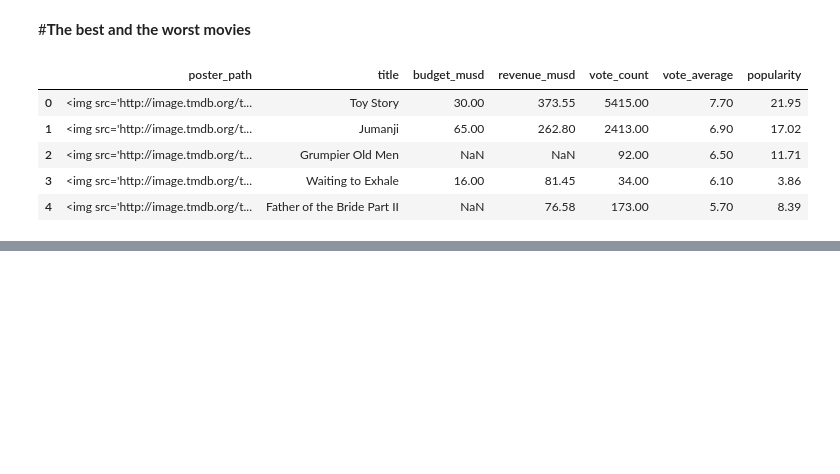
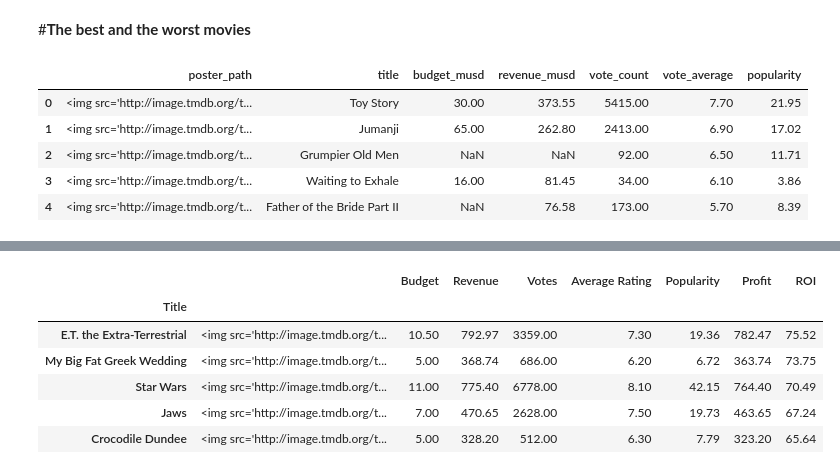
Before and after one commit to MANISH-KUMAR-CODES/Explanatory-Data-Analysis-Data-Presentation-on-Movies-Dataset, a Jupyter notebook: Explanatory_Data_Analysis_&_Data_Presentation_on_Movies_Dataset.ipynb, the cells around one changed output, grey strips where cells are left out. Cells and saved outputs as stored; diff of their text form; code cells hidden in the pictures; blank space fills up the shorter version.

```diff
--- a/Explanatory_Data_Analysis_&_Data_Presentation_on_Movies_Dataset.ipynb
+++ b/Explanatory_Data_Analysis_&_Data_Presentation_on_Movies_Dataset.ipynb
@@ -118,0 +177,11 @@ df_best.head()
+# %%
+# Sorting on basis of budget
+df_best.loc[df_best.Budget >= 5].sort_values(by = "ROI", ascending = False).head(5)
+# %% [output]
+|  |  | Budget | Revenue | Votes | Average Rating | Popularity | Profit | ROI |
+| Title |  |  |  |  |  |  |  |  |
+| E.T. the Extra-Terrestrial | <img src='http://image.tmdb.org/t... | 10.50 | 792.97 | 3359.00 | 7.30 | 19.36 | 782.47 | 75.52 |
+| My Big Fat Greek Wedding | <img src='http://image.tmdb.org/t... | 5.00 | 368.74 | 686.00 | 6.20 | 6.72 | 363.74 | 73.75 |
+| Star Wars | <img src='http://image.tmdb.org/t... | 11.00 | 775.40 | 6778.00 | 8.10 | 42.15 | 764.40 | 70.49 |
+| Jaws | <img src='http://image.tmdb.org/t... | 7.00 | 470.65 | 2628.00 | 7.50 | 19.73 | 463.65 | 67.24 |
+| Crocodile Dundee | <img src='http://image.tmdb.org/t... | 5.00 | 328.20 | 512.00 | 6.30 | 7.79 | 323.20 | 65.64 |
```
Also changed, not shown: parts of 8 cells of this notebook.
